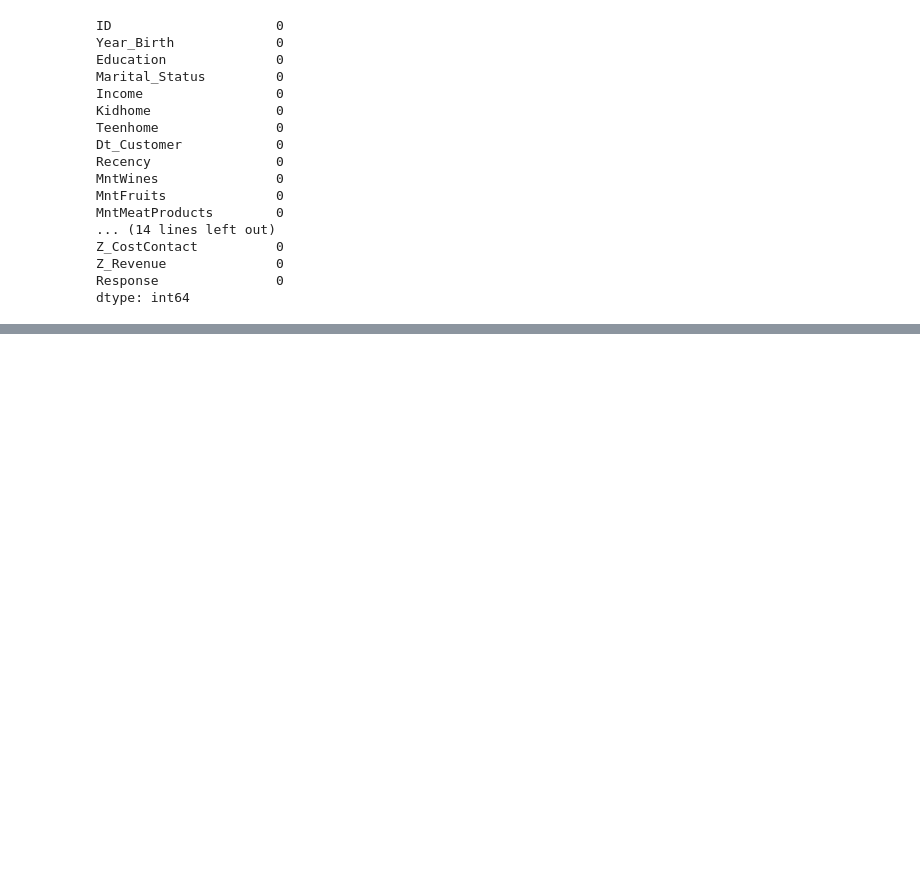
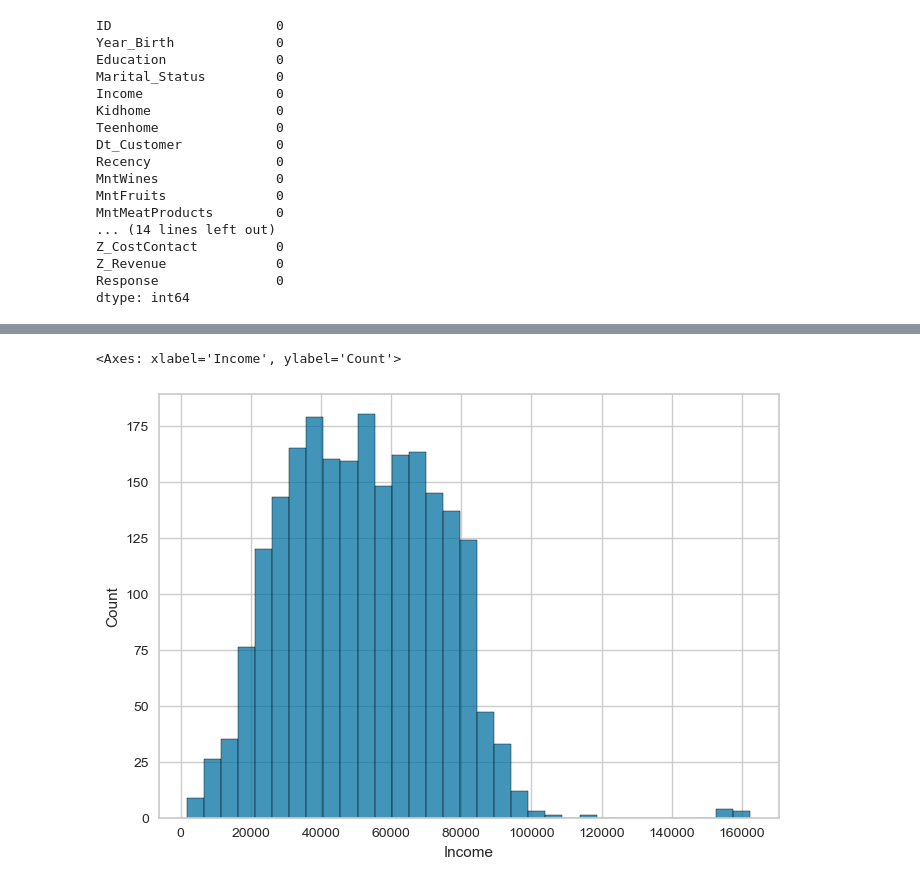
Before and after one commit to Samargithubb/Customer-Personality-Analysis, a Jupyter notebook: CPA EDA.ipynb, the cells around one changed output, grey strips where cells are left out. Saved outputs shown, nothing was run; the diff lists cells and outputs as text; code cells hidden in the pictures; blank space fills up the shorter version.

```diff
--- a/CPA EDA.ipynb
+++ b/CPA EDA.ipynb
@@ -186,0 +218,8 @@ df.drop(columns=cols, inplace =True)
+# %%
+#removed the one big outlier spotted
+df=df.loc[df.Income<df.Income.max()]
+#check the distribution of the income, seems relatively normal
+sns.histplot(df.Income)
+# %% [output]
+<Axes: xlabel='Income', ylabel='Count'>
+[figure, added]
```
Also changed, not shown: parts of 109 cells of this notebook, 2 other files.
